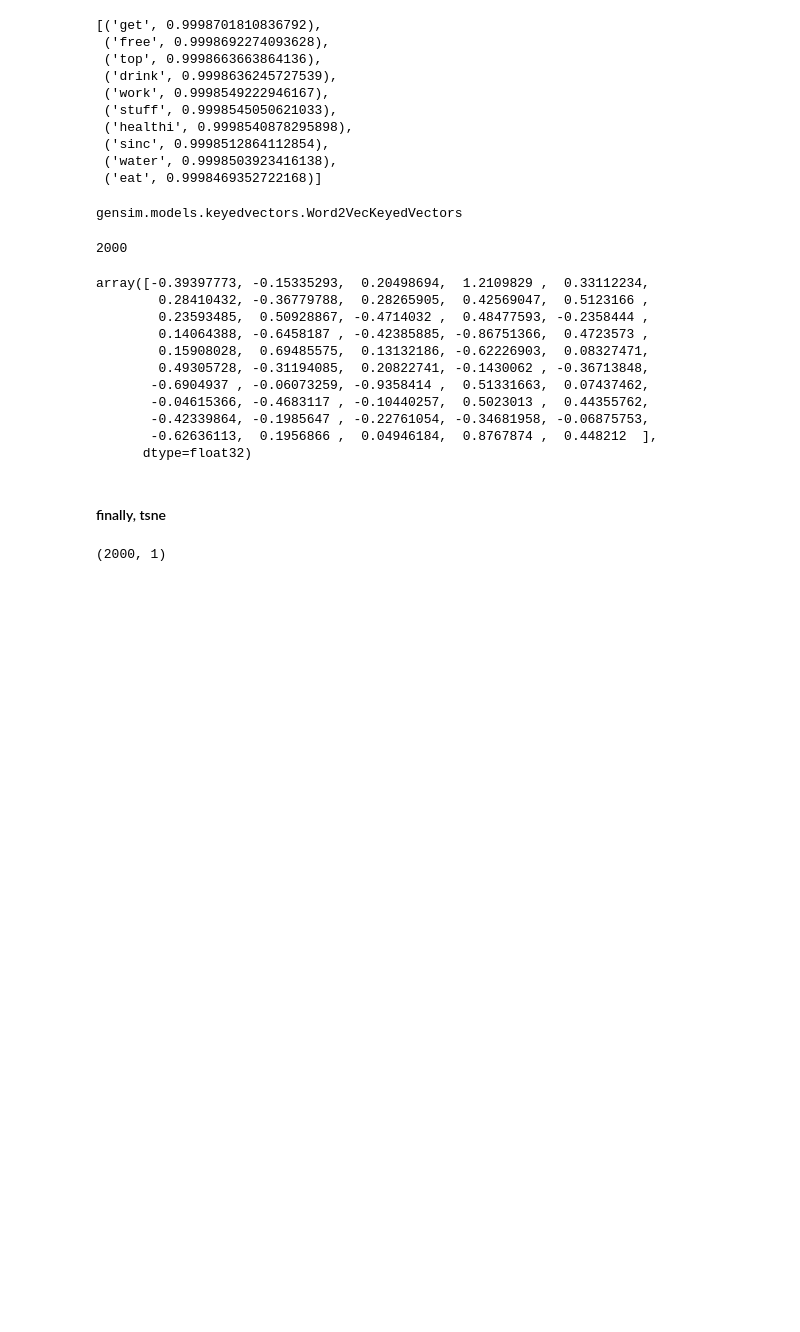
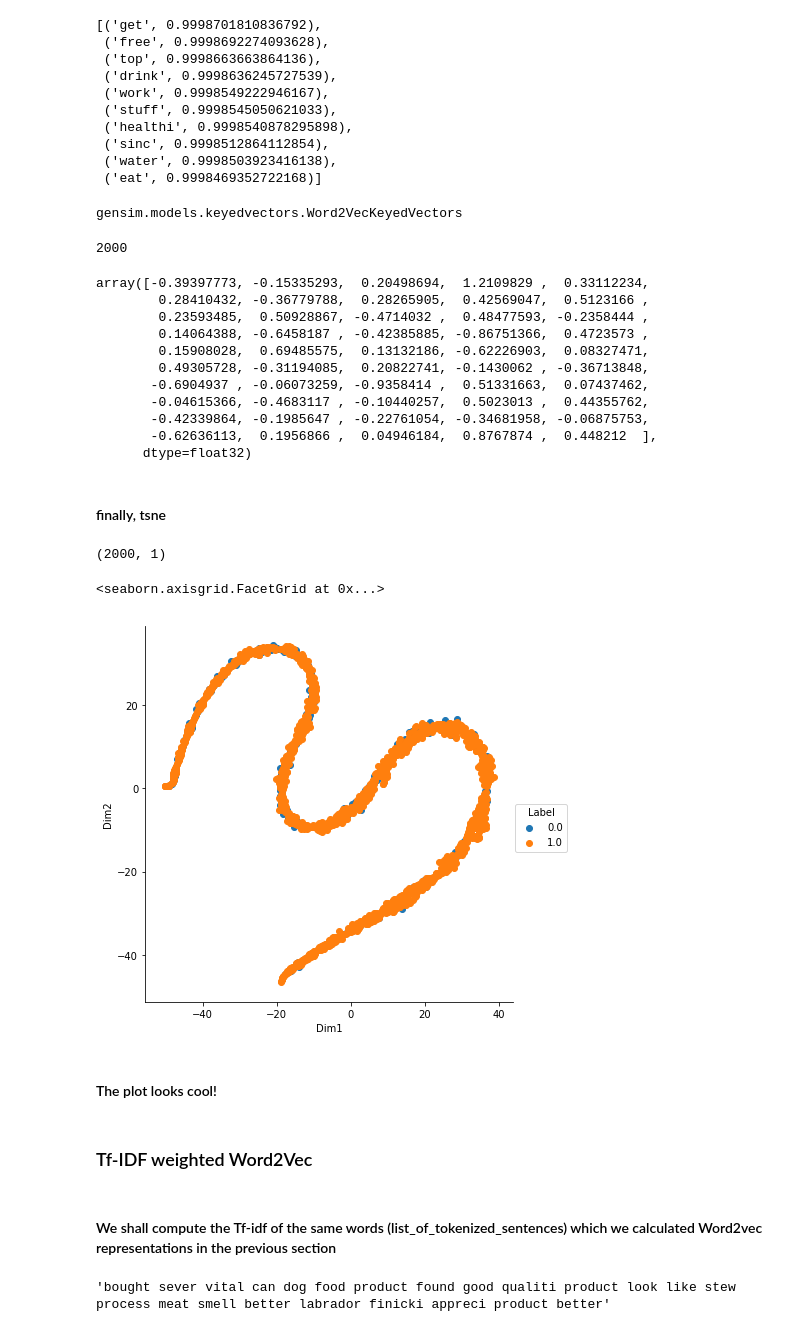
Before and after one commit to krishnakrmahto/Applied-AI-Course-Assignments, a Jupyter notebook: t-SNE visualization of Amazon reviews with polarity based color-coding/t_SNE_visualisation_BoW_tfidf_avgw2v_tfidfw2v.ipynb, the cells around one changed output. Drawn from its saved outputs; the diff is of its cells as text; code cells hidden in the pictures; blank space fills up the shorter version.

Commit message:
working on tfidf weighted w2v..going to delete some cells and redo

```diff
--- a/t-SNE visualization of Amazon reviews with polarity based color-coding/t_SNE_visualisation_BoW_tfidf_avgw2v_tfidfw2v.ipynb
+++ b/t-SNE visualization of Amazon reviews with polarity based color-coding/t_SNE_visualisation_BoW_tfidf_avgw2v_tfidfw2v.ipynb
@@ -374,7 +380,7 @@ if(not os.path.exists('w2v_practice.model')):
     w2v_model.save('w2v_practice.model')
 
 else:
-    w2v_model = Word2Vec.load('w2v_practice.model')
+    w2v_model = gensim.models.Word2Vec.load('w2v_practice.model')
 # %%
 vocab = w2v_model.wv.vocab
 # %%
@@ -445,3 +451,16 @@ labels_2000.shape
 dim_reduced_avg_w2v_with_labels = np.concatenate((dim_reduced_avg_w2v, labels_2000), axis = 1)
 # %%
 dim_reduced_avg_w2v_df = pd.DataFrame(dim_reduced_avg_w2v_with_labels, columns = ['Dim1', 'Dim2', 'Label'])
+# %%
+sns.FacetGrid(dim_reduced_avg_w2v_df, hue = 'Label', size = 6)\
+            .map(plt.scatter, 'Dim1', 'Dim2')\
+            .add_legend()
+# %% [output]
+<seaborn.axisgrid.FacetGrid at 0x...>
+[figure, added]
+# %% [markdown]
+#### The plot looks cool!
+# %% [markdown]
+### Tf-IDF weighted Word2Vec
+# %% [markdown]
+#### We shall compute the Tf-idf of the same words (list_of_tokenized_sentences) which we calculated Word2vec representations in the previous section
@@ -447,0 +473,4 @@ dim_reduced_avg_w2v_df = pd.DataFrame(dim_reduced_avg_w2v_with_labels, columns =
+# %%
+list_of_sentences[0]
+# %% [output]
+'bought sever vital can dog food product found good qualiti product look like stew process meat smell better labrador finicki appreci product better'
```
Also changed, not shown: parts of 12 cells of this notebook.
